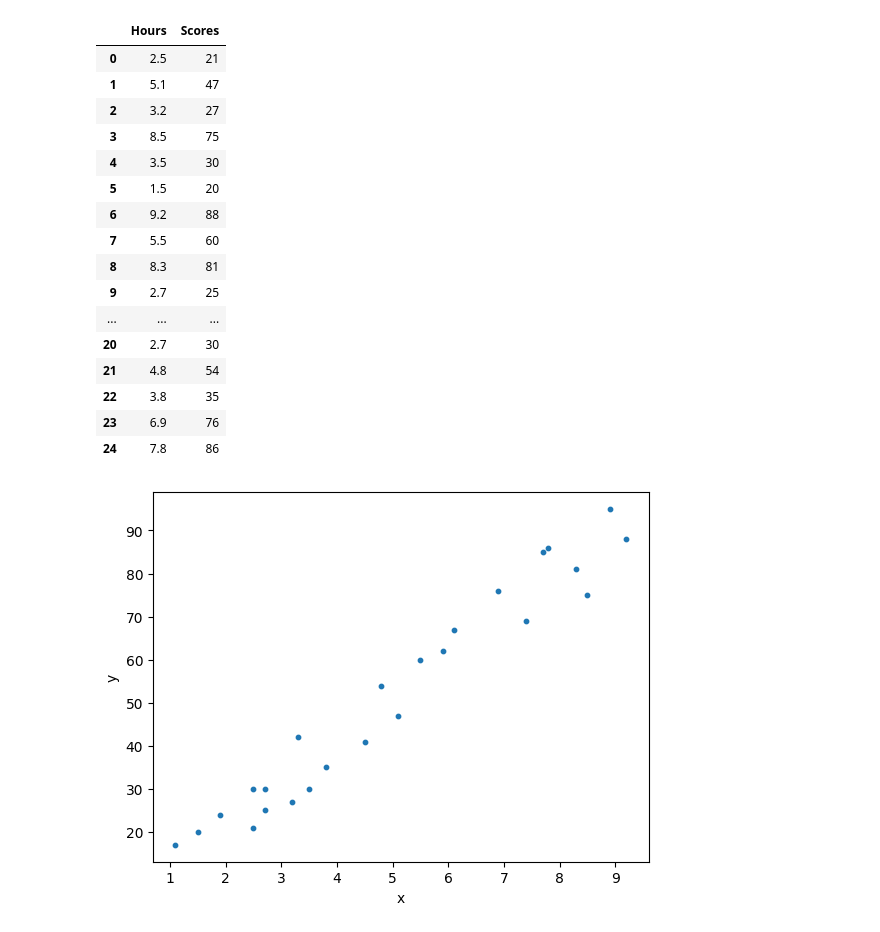
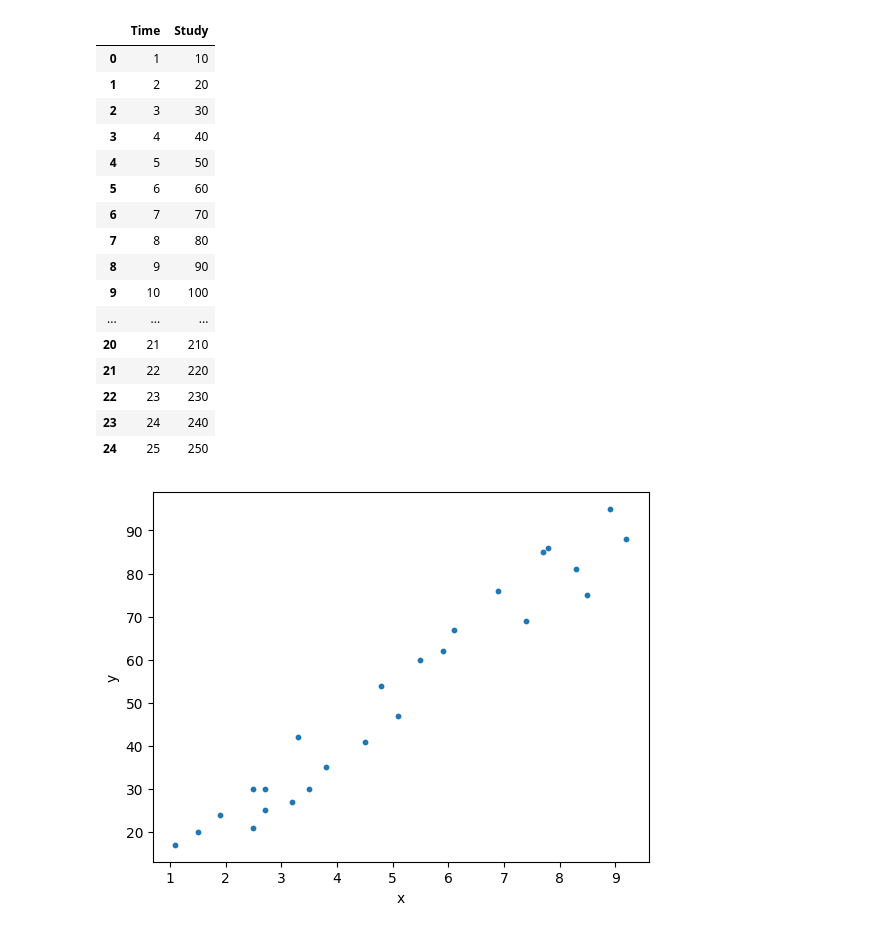
Before and after one commit to Ayush2005292/ML, a Jupyter notebook: lab5(_ML_Linear_Regression).ipynb, the cells around one changed output. Saved outputs shown, nothing was run; the diff lists cells and outputs as text; code cells hidden in the pictures.

```diff
--- a/lab5(_ML_Linear_Regression).ipynb
+++ b/lab5(_ML_Linear_Regression).ipynb
@@ -53,37 +53,37 @@
             self.cost_trend.append(self.cost)
            # if i % 10000 == 0:
             print("Iteration: {}\t Weight: {}\t Bias: {}\t Cost: {}".format(i, self.weight, self.bias, self.cost))
-# %%
-import pandas as pd
-import numpy as np
-import matplotlib.pyplot as plt
-# intialise data of lists.
-data = {'Hours':[2.5,5.1,3.2,8.5,3.5,1.5,9.2,5.5,8.3,2.7,7.7,5.9,4.5,3.3,1.1,8.9,2.5,1.9,6.1,7.4,2.7,4.8,3.8,6.9,7.8],
-        'Scores':[21,47,27,75,30,20,88,60,81,25,85,62,41,42,17,95,30,24,67,69,30,54,35,76,86]}
-
-# Create DataFrame
-studentscores = pd.DataFrame(data)
-
-# Print the output.
-studentscores
-# %% [output]
-|  | Hours | Scores |
-| 0 | 2.5 | 21 |
-| 1 | 5.1 | 47 |
-| 2 | 3.2 | 27 |
-| 3 | 8.5 | 75 |
-| 4 | 3.5 | 30 |
-| 5 | 1.5 | 20 |
-| 6 | 9.2 | 88 |
-| 7 | 5.5 | 60 |
-| 8 | 8.3 | 81 |
-| 9 | 2.7 | 25 |
-| ... | ... | ... |
-| 20 | 2.7 | 30 |
-| 21 | 4.8 | 54 |
-| 22 | 3.8 | 35 |
-| 23 | 6.9 | 76 |
-| 24 | 7.8 | 86 |
+# %%
+import pandas as pd
+import numpy as np
+import matplotlib.pyplot as plt
+# intialise data of lists.
+data = {'Time':[1,2,3,4,5,6,7,8,9,10,11,12,13,14,15,16,17,18,19,20,21,22,23,24,25],
+        'Study':[10,20,30,40,50,60,70,80,90,100,110,120,130,140,150,160,170,180,190,200,210,220,230,240,250]}
+
+# Create DataFrame
+studentscores = pd.DataFrame(data)
+
+# Print the output.
+studentscores
+# %% [output]
+|  | Time | Study |
+| 0 | 1 | 10 |
+| 1 | 2 | 20 |
+| 2 | 3 | 30 |
+| 3 | 4 | 40 |
+| 4 | 5 | 50 |
+| 5 | 6 | 60 |
+| 6 | 7 | 70 |
+| 7 | 8 | 80 |
+| 8 | 9 | 90 |
+| 9 | 10 | 100 |
+| ... | ... | ... |
+| 20 | 21 | 210 |
+| 21 | 22 | 220 |
+| 22 | 23 | 230 |
+| 23 | 24 | 240 |
+| 24 | 25 | 250 |
 # %%
 x=[2.5,5.1,3.2,8.5,3.5,1.5,9.2,5.5,8.3,2.7,7.7,5.9,4.5,3.3,1.1,8.9,2.5,1.9,6.1,7.4,2.7,4.8,3.8,6.9,7.8]
 y=[21,47,27,75,30,20,88,60,81,25,85,62,41,42,17,95,30,24,67,69,30,54,35,76,86]
```
Also changed, not shown: parts of 5 cells of this notebook.
